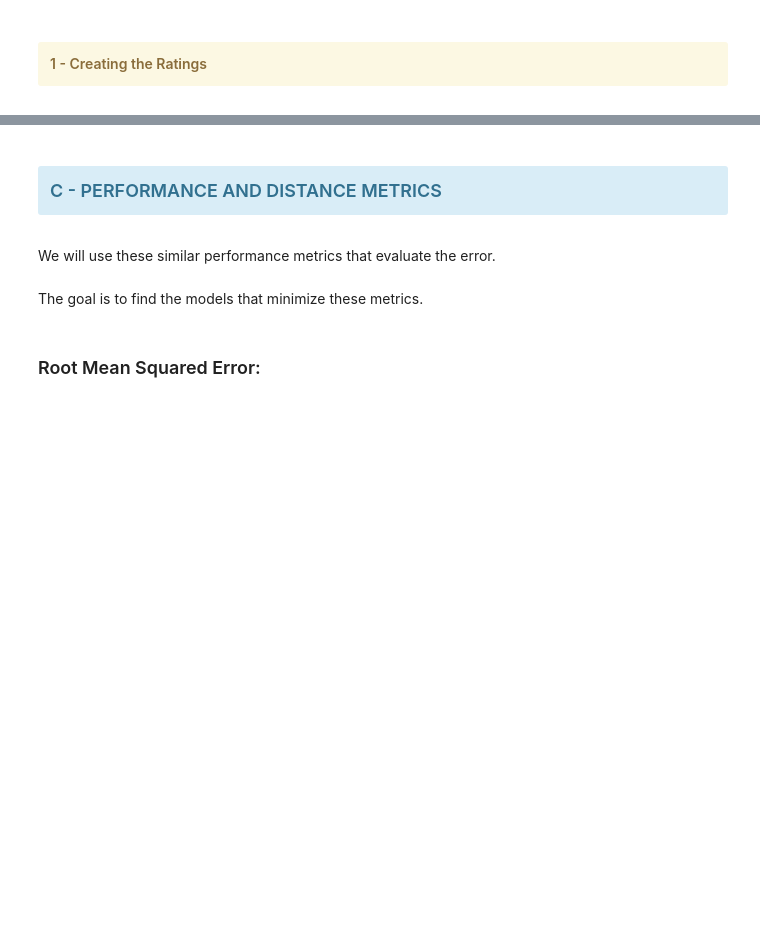
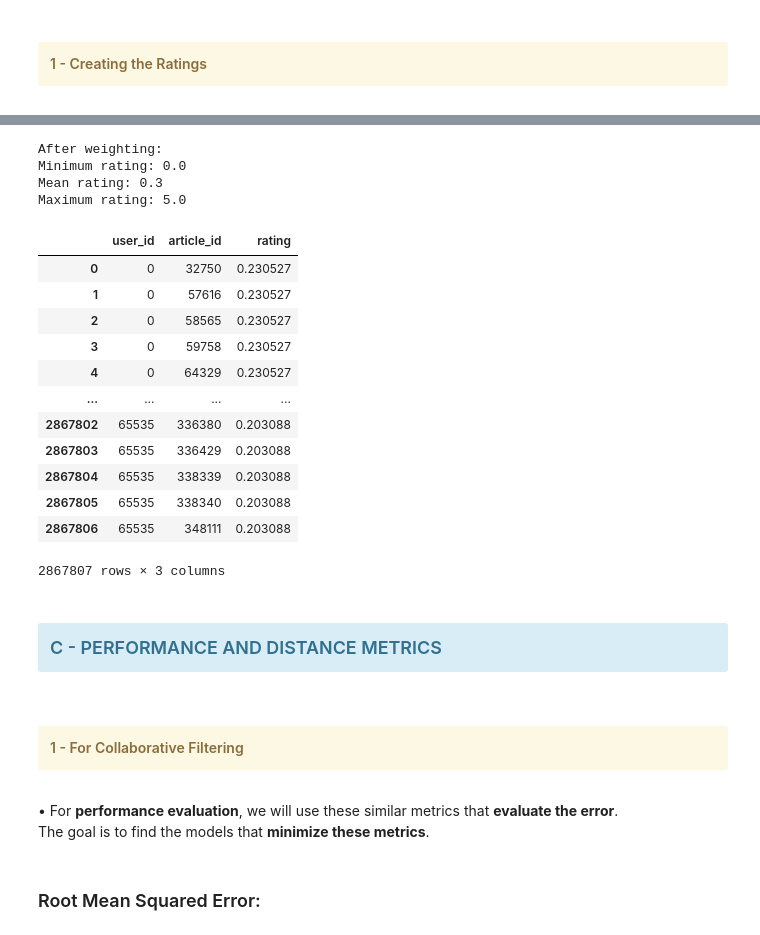
Before and after one commit to jfsubrini/ia-project9, a Jupyter notebook: Subrini_JeanFrancois_2_scripts_012023.ipynb, the cells around one changed output, grey strips where cells are left out. Saved outputs shown, nothing was run; the diff lists cells and outputs as text; code cells hidden in the pictures; blank space fills up the shorter version.

```diff
--- a/Subrini_JeanFrancois_2_scripts_012023.ipynb
+++ b/Subrini_JeanFrancois_2_scripts_012023.ipynb
@@ -895,10 +906,40 @@ np.random.seed(52)
+# %%
+# Normalizing the rating and setting the range from 0 to 5.
+# The min-max approach, a.k.a. normalization, rescales the rating to a range of [0,1].
+df_cf['rating'] = (df_cf['rating'] - df_cf['rating'].min()) / (
+    df_cf['rating'].max() - df_cf['rating'].min()) * 5
+print("After weighting:")
+print(f"Minimum rating: {round(df_cf['rating'].agg('min'), 2)}")
+print(f"Mean rating: {round(df_cf['rating'].agg('mean'), 2)}")
+print(f"Maximum rating: {round(df_cf['rating'].agg('max'), 2)}")
+df_cf
+# %% [output]
+After weighting:
+Minimum rating: 0.0
+Mean rating: 0.3
+Maximum rating: 5.0
+|  | user_id | article_id | rating |
+| 0 | 0 | 32750 | 0.230527 |
+| 1 | 0 | 57616 | 0.230527 |
+| 2 | 0 | 58565 | 0.230527 |
+| 3 | 0 | 59758 | 0.230527 |
+| 4 | 0 | 64329 | 0.230527 |
+| ... | ... | ... | ... |
+| 2867802 | 65535 | 336380 | 0.203088 |
+| 2867803 | 65535 | 336429 | 0.203088 |
+| 2867804 | 65535 | 338339 | 0.203088 |
+| 2867805 | 65535 | 338340 | 0.203088 |
+| 2867806 | 65535 | 348111 | 0.203088 |
+2867807 rows × 3 columns
 # %% [markdown]
 <h3><div class="alert alert-block alert-info" id="section_1C">
 C - PERFORMANCE AND DISTANCE METRICS</div></h3>
+# %% [markdown]
+<h4><div class="alert alert-block alert-warning" id="section_1C1">
+1 - For Collaborative Filtering</div></h4>
 # %% [markdown]
-We will use these similar performance metrics that evaluate the error.
+• For <b>performance evaluation</b>, we will use these similar metrics that <b>evaluate the error</b>.<br>
+The goal is to find the models that <b>minimize these metrics</b>.
-# %% [markdown]
-The goal is to find the models that minimize these metrics.
 # %% [markdown]
 ### Root Mean Squared Error:
 # %% [markdown]
```
Also changed, not shown: parts of 48 cells of this notebook.
